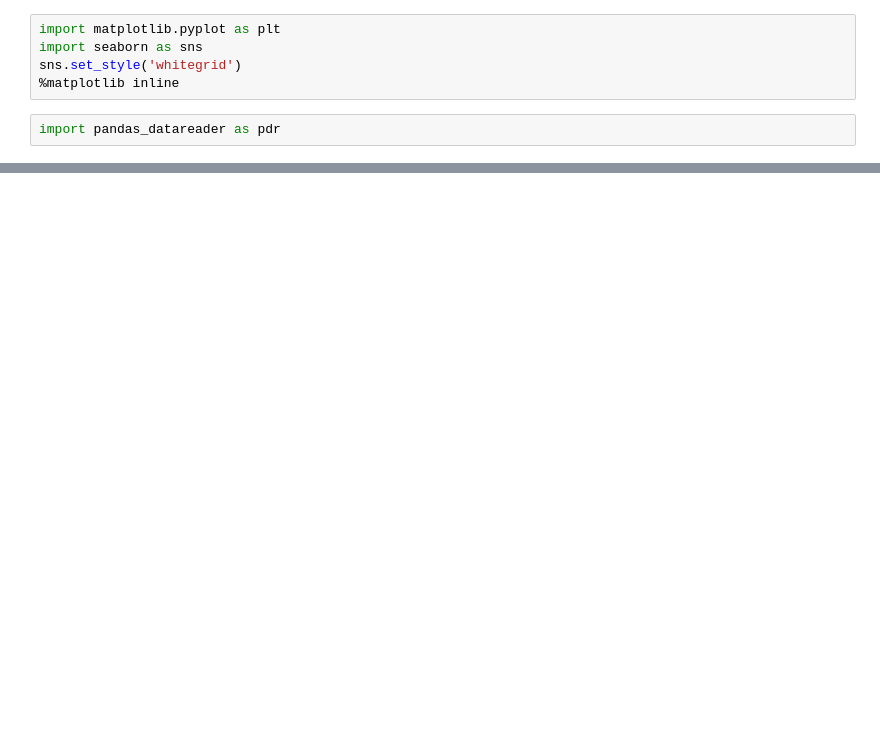
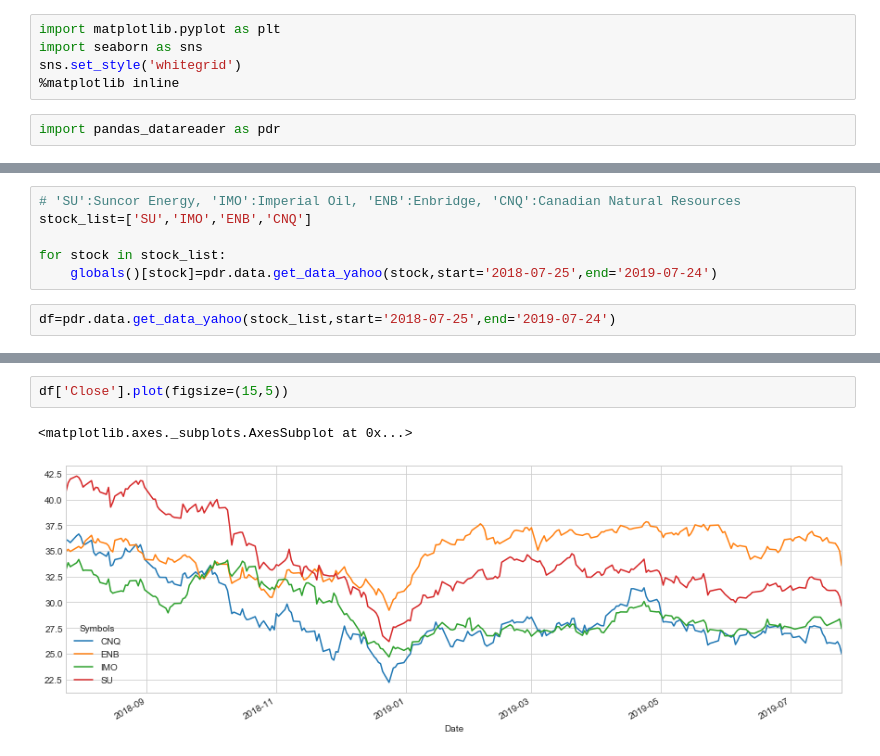
Before and after one commit to SiwenWei/Stock-Analysis, a Jupyter notebook: Oil Company Stock.ipynb, the cells around one changed output, grey strips where cells are left out. Saved outputs shown, nothing was run; the diff lists cells and outputs as text; blank space fills up the shorter version.

```diff
--- a/Oil Company Stock.ipynb
+++ b/Oil Company Stock.ipynb
@@ -82,0 +12,8 @@ sns.pairplot(stock)
+# %%
+# 'SU':Suncor Energy, 'IMO':Imperial Oil, 'ENB':Enbridge, 'CNQ':Canadian Natural Resources
+stock_list=['SU','IMO','ENB','CNQ']
+
+for stock in stock_list:
+    globals()[stock]=pdr.data.get_data_yahoo(stock,start='2018-07-25',end='2019-07-24')
+# %%
+df=pdr.data.get_data_yahoo(stock_list,start='2018-07-25',end='2019-07-24')
@@ -82,0 +62,5 @@ sns.pairplot(stock)
+# %%
+df['Close'].plot(figsize=(15,5))
+# %% [output]
+<matplotlib.axes._subplots.AxesSubplot at 0x...>
+[figure, added]
```
Also changed, not shown: parts of 37 cells of this notebook.
